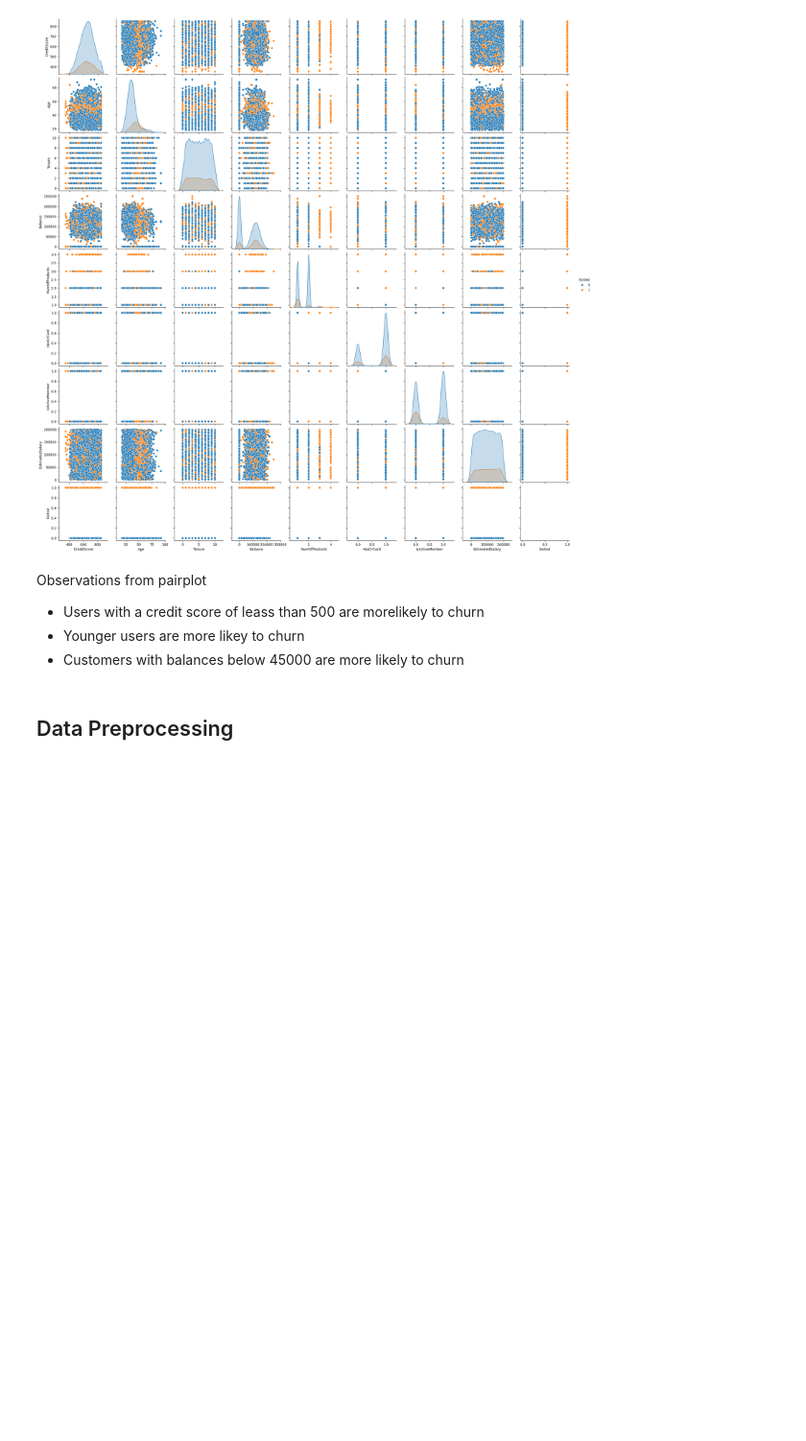
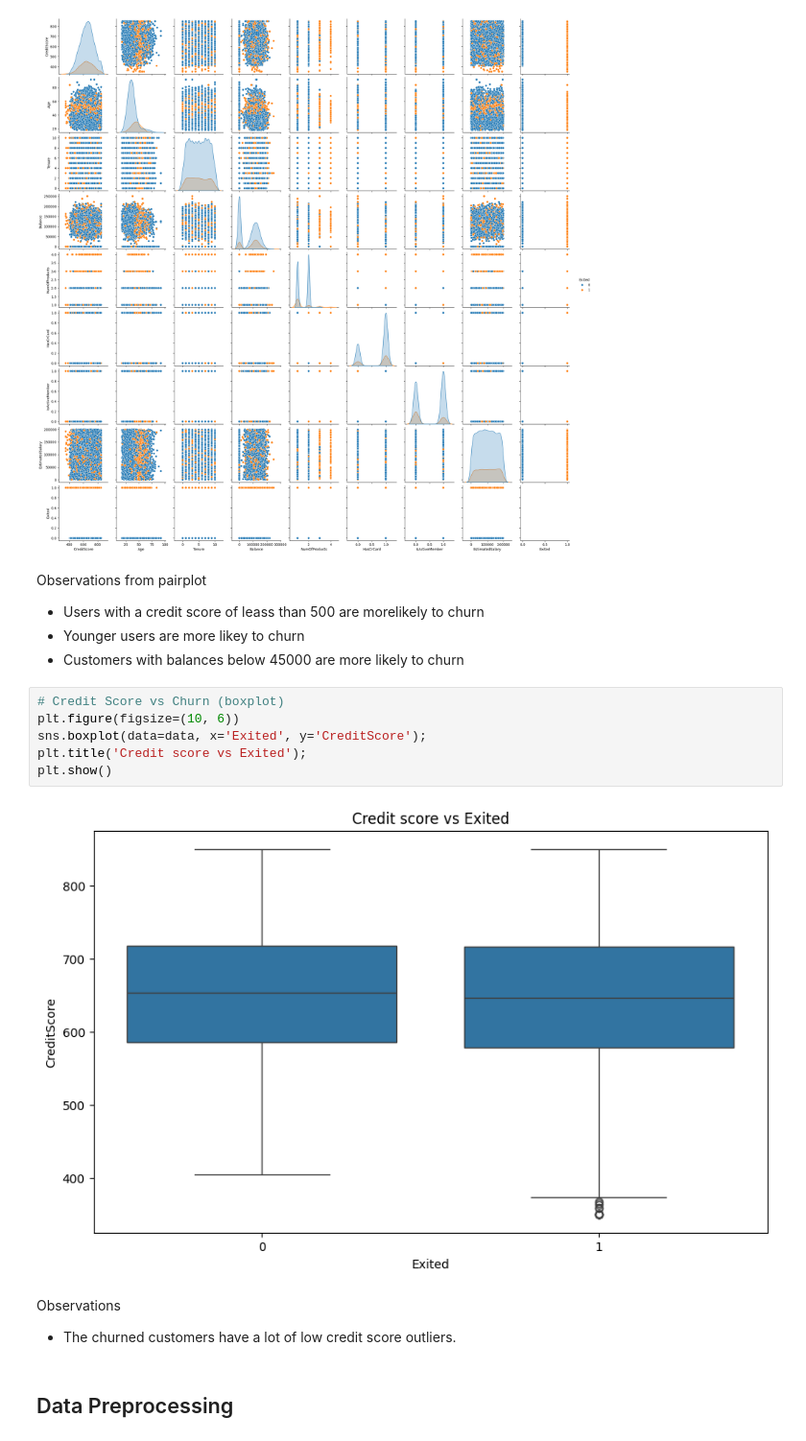
Before and after one commit to lhughey/AIML_Course, a Jupyter notebook: Project 4 - NN - Bank Churn Prediction/INN_Learner_Notebook_Full_code.ipynb, the cells around one changed output. Shown at 96% size. Drawn from its saved outputs; the diff is of its cells as text; blank space fills up the shorter version.

```diff
--- a/Project 4 - NN - Bank Churn Prediction/INN_Learner_Notebook_Full_code.ipynb
+++ b/Project 4 - NN - Bank Churn Prediction/INN_Learner_Notebook_Full_code.ipynb
@@ -303,6 +326,17 @@ Observations from pairplot
 - Users with a credit score of leass than 500 are morelikely to churn
 - Younger users are more likey to churn
 - Customers with balances below 45000 are more likely to churn
+# %%
+# Credit Score vs Churn (boxplot)
+plt.figure(figsize=(10, 6))
+sns.boxplot(data=data, x='Exited', y='CreditScore');
+plt.title('Credit score vs Exited');
+plt.show()
+# %% [output]
+[figure, added]
+# %% [markdown]
+Observations
+- The churned customers have a lot of low credit score outliers.
 # %% [markdown]
 ## Data Preprocessing
 # %% [markdown]
```
Also changed, not shown: parts of 36 cells of this notebook.
